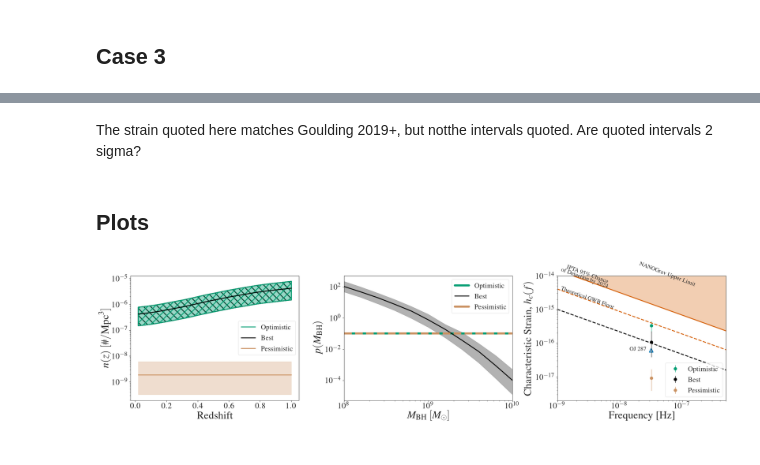
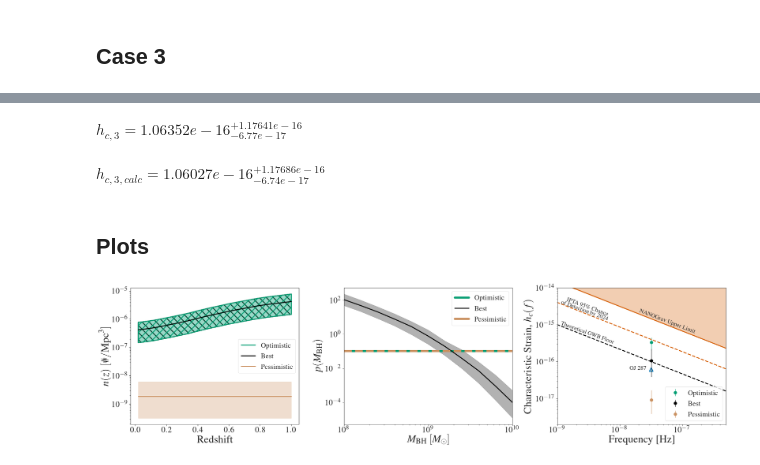
Before and after one commit to jacaseyclyde/J1010_1413_gws, a Jupyter notebook: gwb_calculation.ipynb, the cells around one changed output, grey strips where cells are left out. Saved outputs shown, nothing was run; the diff lists cells and outputs as text; code cells hidden in the pictures.

Commit message:
Added in calculations based on q=0.78, as well as calculations of strain/number density using Mingarelli+ 2017 binary estimates.

```diff
--- a/gwb_calculation.ipynb
+++ b/gwb_calculation.ipynb
@@ -106,8 +107,23 @@ cs = plt.rcParams['axes.prop_cycle'].by_key()['color']
 l_agn_north = 4.2e46 * u.erg / u.s
 l_agn_south = 5.4e46 * u.erg / u.s
 min_mbh = 4e8 * u.Msun
+redshift = 0.2
+
+# Assumed parameters
 mtot_bh = 8e8 * u.Msun
-redshift = 0.2
+q = 1.  # i.e. assume equal mass mergers
+
+# Calculated parameters
+# assuming L_edd / L = 1 for mass calculations (Goulding+ 2019)
+m_agn_north = l_agn_north.to(u.Lsun) * (1e8 * u.Msun) / (3.2e12 * u.Lsun)  # approximation from Merritt 2013, pp. 42
+m_agn_south = l_agn_south.to(u.Lsun) * (1e8 * u.Msun) / (3.2e12 * u.Lsun)
+mtot_bh_calc = m_agn_north + m_agn_south
+q_calc = m_agn_north / m_agn_south
+display(Math(r"M_{{north}} = {0:.1e}\,M_{{\odot}}".format(m_agn_north.value)))
+display(Math(r"M_{{south}} = {0:.1e}\,M_{{\odot}}".format(m_agn_south.value)))
+display(Math(r"M_{{tot, assumed}} = {0:.1e}\,M_{{\odot}}, "
+      "M_{{tot, calc}} = {1:.1e} M_{{\odot}}".format(mtot_bh.value, mtot_bh_calc.value)))
+display(Math(r"q = {0:.2f}, q_{{calc}} = {1:.2f}".format(q, q_calc)))
 
 # population parameters
 lagn_min = 1e46 * u.erg / u.s  # min AGN lum for this type of source (Goulding+ 2019)
@@ -116,9 +132,18 @@ n_arcsecsq_lowest = 1. / 9380. * (u.deg ** -2)  # assuming our source is the onl
 merger_frac = 0.25  # (Hickox+ 2014, Fig. 6)
 
 # integration parameters for GWB (Goulding+ 2019)
-q = 1.  # i.e. assume equal mass mergers
-max_mchirp = (1. / (1 + q) ** 2) ** (3. / 5.) * 1.e10 * u.Msun
-min_mchirp = (1. / (1 + q) ** 2) ** (3. / 5.) * 1.e8 * u.Msun
+max_mchirp = (q / (1 + q) ** 2) ** (3. / 5.) * 1.e10 * u.Msun
+min_mchirp = (q / (1 + q) ** 2) ** (3. / 5.) * 1.e8 * u.Msun
+
+max_mchirp_calc = (q_calc / (1 + q_calc) ** 2) ** (3. / 5.) * 1.e10 * u.Msun
+min_mchirp_calc = (q_calc / (1 + q_calc) ** 2) ** (3. / 5.) * 1.e8 * u.Msun
+
+display(Math(r"\mathcal{{M}}_{{assumed}} \in [{0:.2e}, "
+             "{1:.2e}]\,M_{{\odot}}".format(min_mchirp.value, max_mchirp.value)))
+display(Math(r"\mathcal{{M}}_{{calc}} \in [{0:.2e}, "
+             "{1:.2e}]\,M_{{\odot}}".format(min_mchirp_calc.value, max_mchirp_calc.value)))
+
+
 zmin = 0.0
 zmax = 1.0
 
@@ -127,6 +152,4 @@ freq = (np.logspace(-2, 2) / u.yr).to(u.Hz)
 fidhz = (1. / u.yr).to(u.Hz)
 ptalimit = 1.45e-15 * (freq / fidhz) ** (-2./3.)
 iptafuturelimit = 4.e-16 * (freq / fidhz) ** (-2./3.)
-
-max_mchirp
 # %% [output]
@@ -176,8 +204,9 @@ def numdensity(number_per_square_ang_, zmin_, zmax_):
     """
     ##first convert to number/full sky
     num_full_sky = number_per_square_ang_ * (41253. * u.deg ** 2)
+    print("num_full_sky:", num_full_sky)
     ##now find total comoving volume between redshifts
-    vol = cosmo.comoving_volume(zmax_) - cosmo.comoving_volume(zmin_)
+    vol = WMAP9.comoving_volume(zmax_) - WMAP9.comoving_volume(zmin_)
     return (num_full_sky / vol).to(1 / u.Mpc ** 3)
 
 
@@ -498,5 +565,29 @@ print(hc_3_h)
-# %% [markdown]
-The strain quoted here matches Goulding 2019+, but notthe intervals quoted. Are quoted intervals 2 sigma?
+# %%
+## finally, get the characteristic strain
+# hc_3 = hc_with_nzm(fidhz, ndm_2_int, nmbh_int, zmin, zmax, min_mchirp, max_mchirp)
+# hc_3_h = hc_with_nzm(fidhz, ndm_2_h_int, nmbh_h_int, zmin, zmax, min_mchirp, max_mchirp)
+# hc_3_l = hc_with_nzm(fidhz, ndm_2_l_int, nmbh_l_int, zmin, zmax, min_mchirp, max_mchirp)
+# print(hc_3_l)
+# print(hc_3)
+# print(hc_3_h)
+
+hc_3 = hc_with_nzm(fidhz, ndm_2_int, nmbh_int, zmin, zmax, min_mchirp, max_mchirp)
+hc_3_h = hc_with_nzm(fidhz, ndm_2_h_int, nmbh_h_int, zmin, zmax, min_mchirp, max_mchirp)
+hc_3_l = hc_with_nzm(fidhz, ndm_2_l_int, nmbh_l_int, zmin, zmax, min_mchirp, max_mchirp)
+
+hc_3_calc = hc_with_nzm(fidhz, ndm_2_int_calc, nmbh_int_calc, zmin, zmax, min_mchirp_calc, max_mchirp_calc)
+hc_3_h_calc = hc_with_nzm(fidhz, ndm_2_h_int_calc, nmbh_h_int_calc, zmin, zmax, min_mchirp_calc, max_mchirp_calc)
+hc_3_l_calc = hc_with_nzm(fidhz, ndm_2_l_int_calc, nmbh_l_int_calc, zmin, zmax, min_mchirp_calc, max_mchirp_calc)
+
+display(Math(r"h_{{c, 3}} = {0:.5e}_{{-{1:.2e}}}^{{+{2:.5e}}}".format(hc_3.value,
+                                                             hc_3.value - hc_3_l.value,
+                                                             hc_3_h.value - hc_3.value)))
+display(Math(r"h_{{c, 3, calc}} = {0:.5e}_{{-{1:.2e}}}^{{+{2:.5e}}}".format(hc_3_calc.value,
+                                                             hc_3_calc.value - hc_3_l_calc.value,
+                                                             hc_3_h_calc.value - hc_3_calc.value)))
+# %% [output]
+$\displaystyle h_{c, 3} = 1.06352e-16_{-6.77e-17}^{+1.17641e-16}$
+$\displaystyle h_{c, 3, calc} = 1.06027e-16_{-6.74e-17}^{+1.17686e-16}$
 # %% [markdown]
 ## Plots
 # %%
@@ -540,34 +631,34 @@ ax[1].plot(mass, 1./logMwidth*np.ones((len(mass))), color=cs[5], linestyle='dash
 ax[1].set_xlabel(r'$M_{\rm{BH}}\ [M_{\odot}]$',fontsize=fsize)
 ax[1].set_ylabel(r'$p(M_{\rm{BH}})$',fontsize=fsize);
 ax[1].set_xscale('log')
 ax[1].set_yscale('log')
 ax[1].set_xlim([1e8, 1e10])
 handles, labels = ax[1].get_legend_handles_labels()
 order = [1,2,0]
 ax[1].legend([handles[idx] for idx in order],[labels[idx] for idx in order],fontsize=legendfsize)
 
 # ##### LIMITS
 ax[2].loglog(freq, ptalimit, color=cs[3],linewidth=3)
 ax[2].loglog(freq, 1.e-16*(freq/fidhz)**(-2./3.), color='black', linestyle='dashed',  linewidth=3)
-ax[2].text(1.1e-9, 1.05e-15,'Theoretical GWB Floor', fontsize=fsize2, rotation=-20);
+ax[2].text(1.1e-9, 3.05e-16,'Theoretical GWB Floor', fontsize=fsize2, rotation=-20)
 ax[2].errorbar(fidhz.value, hc_2, yerr=[[(hc_2-hc_2_l)], [(hc_2_h-hc_2)]], fmt='o', color=cs[2],markersize=10, label='Optimistic')
 ax[2].errorbar(fidhz.value, hc_3, yerr=[[(hc_3-hc_3_l)],[(hc_3_h-hc_3)]], fmt='o',markersize=10, color='black',
              label='Best')
 ax[2].errorbar(fidhz.value, hc_1[1],yerr=[[hc_1[1]-hc_1[0]],[hc_1[2]-hc_1[1]]], fmt='o',
              markersize=10, color=cs[5], label='Pessimistic')
 ax[2].loglog(freq, iptafuturelimit, c=cs[3],linewidth=3, linestyle='dashed')
-ax[2].text(1.1e-9, 4.3e-15, r'IPTA 95\% Chance\\ of Detection by 2024', rotation=-20,fontsize=fsize2)
+ax[2].text(1.1e-9, 1.3e-15, r'IPTA 95\% Chance\\ of Detection by 2024', rotation=-20,fontsize=fsize2)
 ax[2].scatter(fidhz.value, 6.1e-17, color=cs[0], marker='^', s=150, facecolor='none', linewidth=3)
 ax[2].text(fidhz.value-1.75e-8, 6.01e-17, 'OJ 287', fontsize=fsize2)
 ax[2].fill_between(freq, ptalimit, 1.e-12*np.ones(len(freq)),alpha=0.3, color=cs[3])
-ax[2].annotate('NANOGrav Upper Limit', xy=(2e-8, 5.e-15), rotation=-21,fontsize=fsize2)
+ax[2].annotate('NANOGrav Upper Limit', xy=(2e-8, 6.e-16), rotation=-21,fontsize=fsize2)
 # ax[2].legend(loc='lower right', frameon=True, framealpha=1.0, edgecolor='black', fontsize=legendfsize)
 ax[2].legend(loc='lower right',fontsize=legendfsize)
 ax[2].set_xlabel(r'Frequency [Hz]',fontsize=fsize)
 ax[2].set_ylabel(r'Characteristic Strain, $h_c(f)$',fontsize=fsize)
 ax[2].set_xlim([1.e-9, 5.e-7])
 ax[2].set_ylim([2.e-18, 1.e-14])
 plt.tight_layout()
 plt.savefig('stochasticgwb_limits_3panel.png', dpi=500)
 # %% [output]
-[figure, old version]
+[figure, new version]
```
Also changed, not shown: parts of 52 cells of this notebook.
